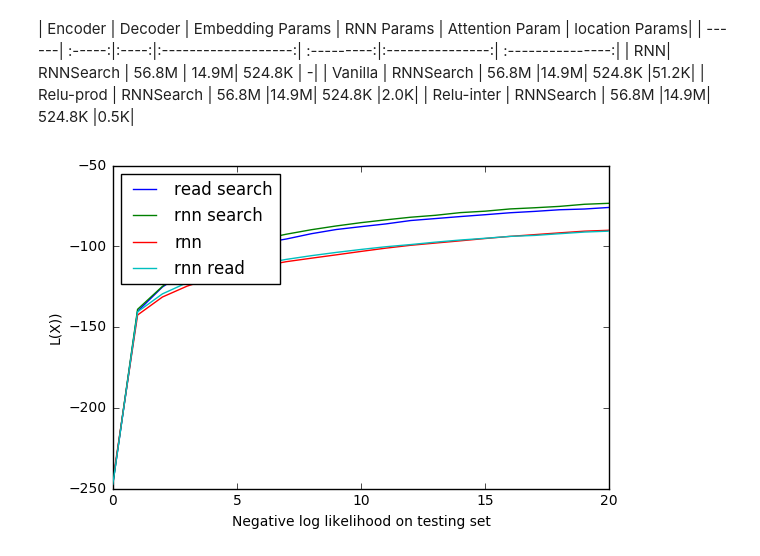
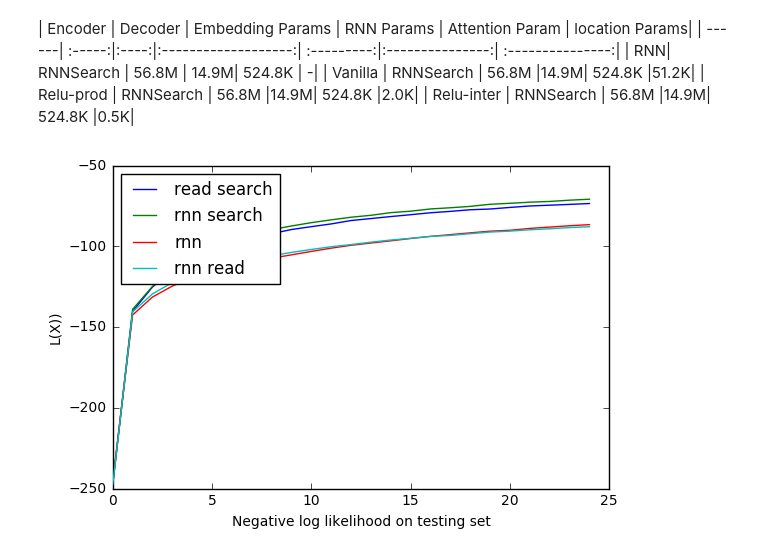
Before and after one commit to maodayezheng/TranslationReadWrite, a Jupyter notebook: Translation.ipynb, the cells around one changed output. Cells and saved outputs as stored; diff of their text form; code cells hidden in the pictures.

Commit message:
update Simple Read

```diff
--- a/Translation.ipynb
+++ b/Translation.ipynb
@@ -77,20 +77,20 @@ Where $d = e - s$, we now shortly refer the first method as Relu-product the sec
 # %%
 import numpy as np
 import matplotlib.pyplot as plt
-simple_search_loss = np.load("Translations/show/loss/simple_search_loss.npy")
-l = simple_search_loss.shape[0]
-search_loss = np.load("Translations/show/loss/search_loss.npy")
-seq2seq_loss = np.load("Translations/show/loss/seq2seq_loss.npy")
-simple_rnn_loss = np.load("Translations/show/loss/simple_rnn_loss.npy")
+#simple_search_loss = np.load("Translations/show/loss/search_read_loss.npy")
+#l = simple_search_loss.shape[0]
+#search_loss = np.load("Translations/show/loss/search_loss.npy")
+seq2seq_loss = np.load("Translations/show/loss/rnn_loss.npy")
+simple_rnn_loss = np.load("Translations/show/loss/rnn_read_loss.npy")
 
 plt.plot(-simple_search_loss, label='read search', zorder=0)
-plt.plot(-search_loss[:l], label='rnn search', zorder=1)
-plt.plot(-seq2seq_loss[:l], label='rnn', zorder=2)
-plt.plot(-simple_rnn_loss[:l], label='rnn read', zorder=3)
+plt.plot(-search_loss, label='rnn search', zorder=1)
+plt.plot(-seq2seq_loss, label='rnn', zorder=2)
+plt.plot(-simple_rnn_loss, label='rnn read', zorder=3)
 plt.xlabel('Negative log likelihood on testing set')
 plt.ylabel('L(X))')
 plt.legend(loc=2)
 plt.tight_layout()
 plt.show()
 # %% [output]
-[figure, old version]
+[figure, new version]
```
Also changed, not shown: 5 other files.
